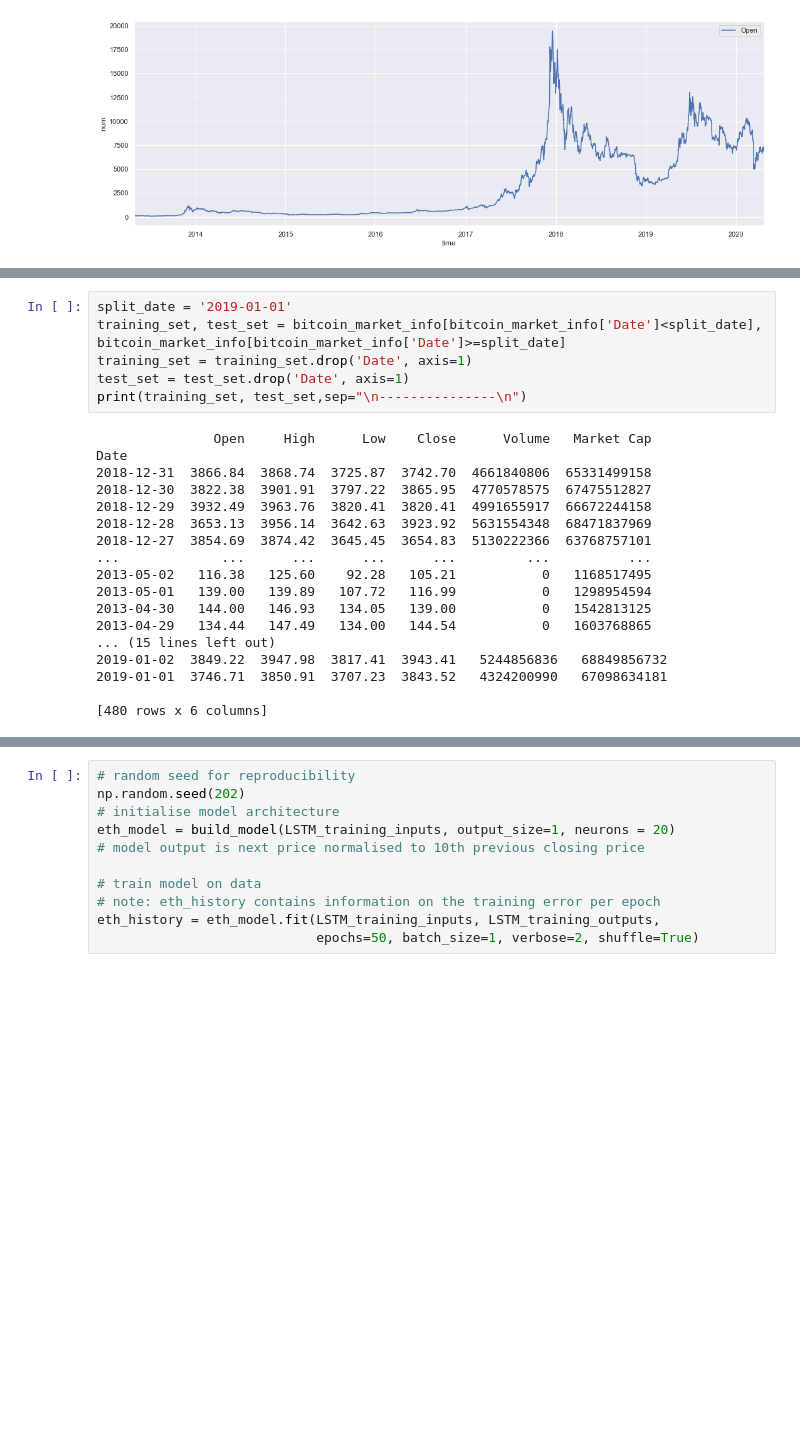
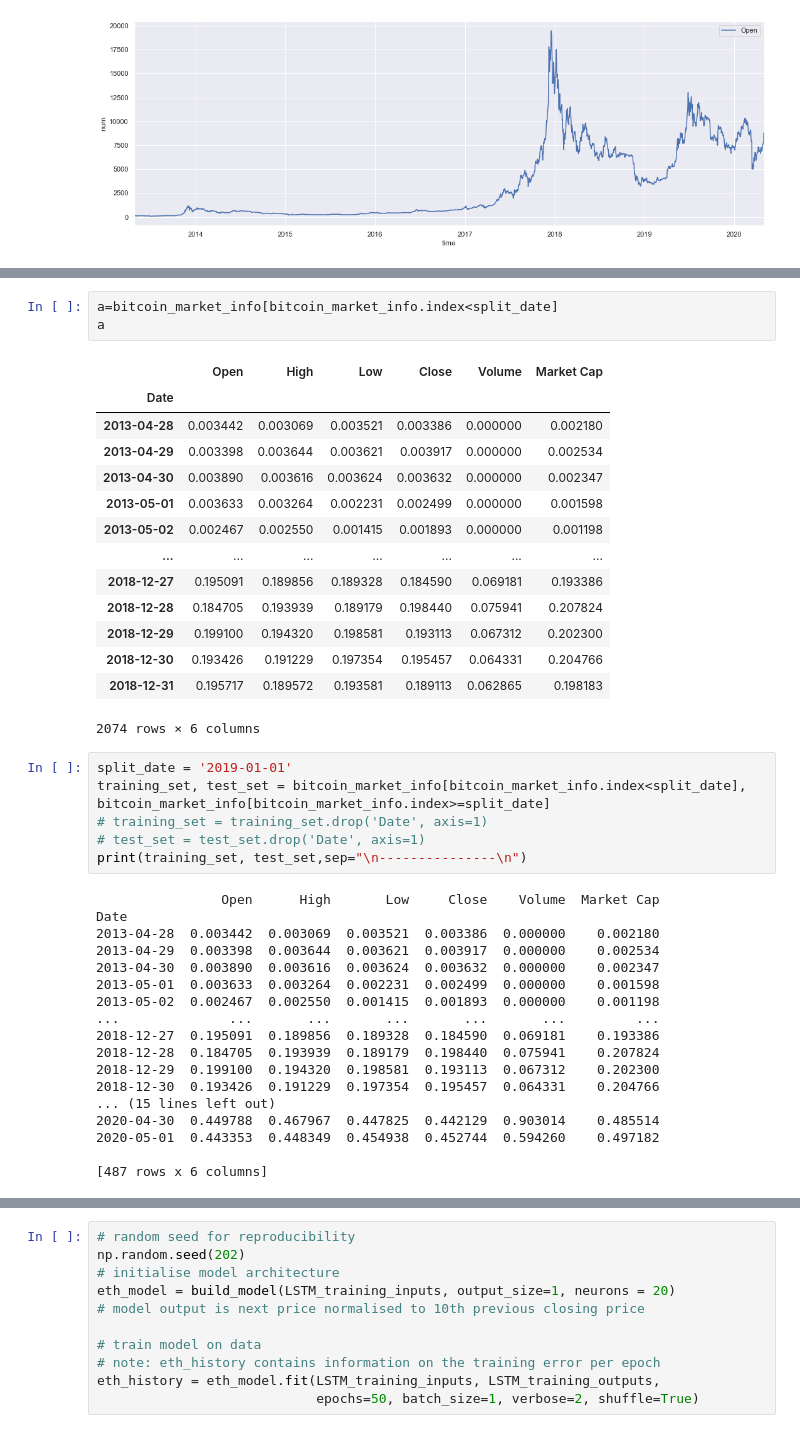
Before and after one commit to ripenedcat/msa-machinelearning, a Jupyter notebook: Untitled.ipynb, the cells around one changed output, grey strips where cells are left out. Drawn from its saved outputs; the diff is of its cells as text; blank space fills up the shorter version.

```diff
--- a/Untitled.ipynb
+++ b/Untitled.ipynb
@@ -85,27 +126,45 @@ plt.show()
+# %%
+a=bitcoin_market_info[bitcoin_market_info.index<split_date]
+a
+# %% [output]
+|  | Open | High | Low | Close | Volume | Market Cap |
+| Date |  |  |  |  |  |  |
+| 2013-04-28 | 0.003442 | 0.003069 | 0.003521 | 0.003386 | 0.000000 | 0.002180 |
+| 2013-04-29 | 0.003398 | 0.003644 | 0.003621 | 0.003917 | 0.000000 | 0.002534 |
+| 2013-04-30 | 0.003890 | 0.003616 | 0.003624 | 0.003632 | 0.000000 | 0.002347 |
+| 2013-05-01 | 0.003633 | 0.003264 | 0.002231 | 0.002499 | 0.000000 | 0.001598 |
+| 2013-05-02 | 0.002467 | 0.002550 | 0.001415 | 0.001893 | 0.000000 | 0.001198 |
+| ... | ... | ... | ... | ... | ... | ... |
+| 2018-12-27 | 0.195091 | 0.189856 | 0.189328 | 0.184590 | 0.069181 | 0.193386 |
+| 2018-12-28 | 0.184705 | 0.193939 | 0.189179 | 0.198440 | 0.075941 | 0.207824 |
+| 2018-12-29 | 0.199100 | 0.194320 | 0.198581 | 0.193113 | 0.067312 | 0.202300 |
+| 2018-12-30 | 0.193426 | 0.191229 | 0.197354 | 0.195457 | 0.064331 | 0.204766 |
+| 2018-12-31 | 0.195717 | 0.189572 | 0.193581 | 0.189113 | 0.062865 | 0.198183 |
+2074 rows × 6 columns
 # %%
 split_date = '2019-01-01'
-training_set, test_set = bitcoin_market_info[bitcoin_market_info['Date']<split_date], bitcoin_market_info[bitcoin_market_info['Date']>=split_date]
-training_set = training_set.drop('Date', axis=1)
-test_set = test_set.drop('Date', axis=1)
+training_set, test_set = bitcoin_market_info[bitcoin_market_info.index<split_date], bitcoin_market_info[bitcoin_market_info.index>=split_date]
+# training_set = training_set.drop('Date', axis=1)
+# test_set = test_set.drop('Date', axis=1)
 print(training_set, test_set,sep="\n---------------\n")
 # %% [output]
-               Open     High      Low    Close      Volume   Market Cap
+                Open      High       Low     Close    Volume  Market Cap
 Date
-2018-12-31  3866.84  3868.74  3725.87  3742.70  4661840806  65331499158
-2018-12-30  3822.38  3901.91  3797.22  3865.95  4770578575  67475512827
-2018-12-29  3932.49  3963.76  3820.41  3820.41  4991655917  66672244158
-2018-12-28  3653.13  3956.14  3642.63  3923.92  5631554348  68471837969
-2018-12-27  3854.69  3874.42  3645.45  3654.83  5130222366  63768757101
-...             ...      ...      ...      ...         ...          ...
-2013-05-02   116.38   125.60    92.28   105.21           0   1168517495
-2013-05-01   139.00   139.89   107.72   116.99           0   1298954594
-2013-04-30   144.00   146.93   134.05   139.00           0   1542813125
-2013-04-29   134.44   147.49   134.00   144.54           0   1603768865
+2013-04-28  0.003442  0.003069  0.003521  0.003386  0.000000    0.002180
+2013-04-29  0.003398  0.003644  0.003621  0.003917  0.000000    0.002534
+2013-04-30  0.003890  0.003616  0.003624  0.003632  0.000000    0.002347
+2013-05-01  0.003633  0.003264  0.002231  0.002499  0.000000    0.001598
+2013-05-02  0.002467  0.002550  0.001415  0.001893  0.000000    0.001198
+...              ...       ...       ...       ...       ...         ...
+2018-12-27  0.195091  0.189856  0.189328  0.184590  0.069181    0.193386
+2018-12-28  0.184705  0.193939  0.189179  0.198440  0.075941    0.207824
+2018-12-29  0.199100  0.194320  0.198581  0.193113  0.067312    0.202300
+2018-12-30  0.193426  0.191229  0.197354  0.195457  0.064331    0.204766
 ... (15 lines left out)
-2019-01-02  3849.22  3947.98  3817.41  3943.41   5244856836   68849856732
-2019-01-01  3746.71  3850.91  3707.23  3843.52   4324200990   67098634181
+2020-04-30  0.449788  0.467967  0.447825  0.442129  0.903014    0.485514
+2020-05-01  0.443353  0.448349  0.454938  0.452744  0.594260    0.497182
 
-[480 rows x 6 columns]
+[487 rows x 6 columns]
 # %%
 window_len = 7
 LSTM_training_inputs = []
```
Also changed, not shown: parts of 10 cells of this notebook.
